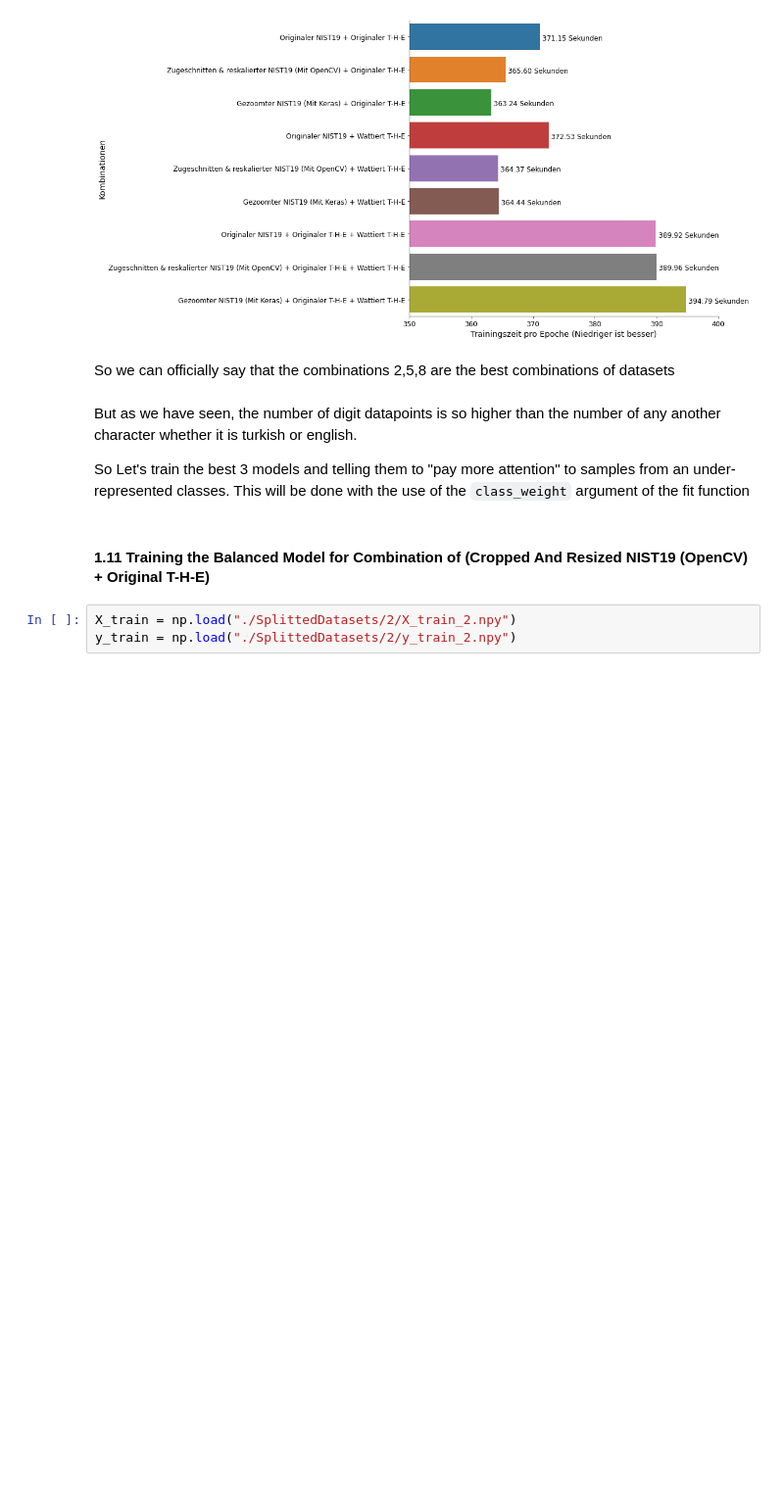
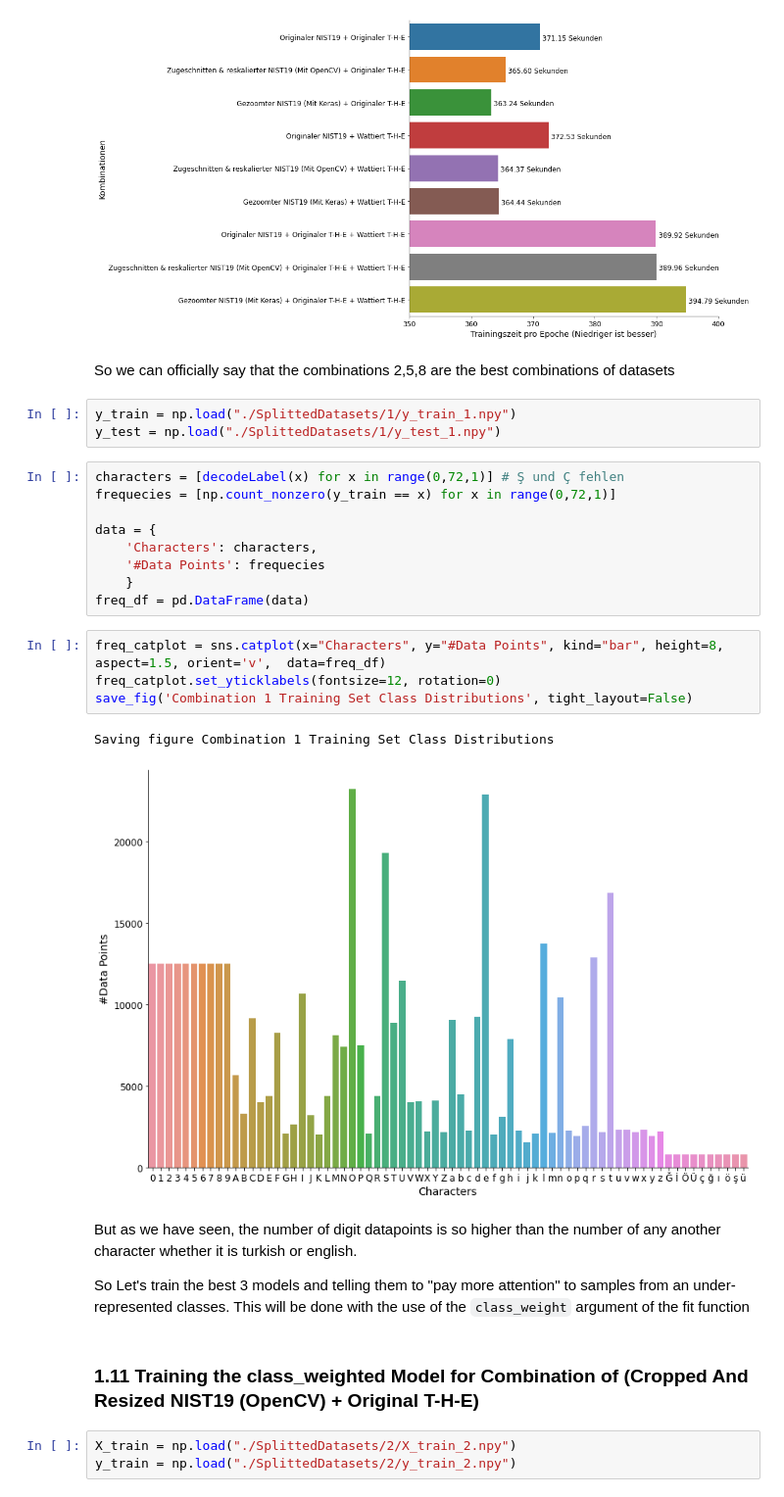
Before and after one commit to abodaotabashi/turkaracter, a Jupyter notebook: Models.ipynb, the cells around one changed output. Shown at 98% size. Cells and saved outputs as stored; diff of their text form; blank space fills up the shorter version.

```diff
--- a/Models.ipynb
+++ b/Models.ipynb
@@ -1344,12 +1345,31 @@ Saving figure Trainingszeit pro Epoche zwischen Kombinationen
 [figure]
 # %% [markdown]
 So we can officially say that the combinations 2,5,8 are the best combinations of datasets
+# %%
+y_train = np.load("./SplittedDatasets/1/y_train_1.npy")
+y_test = np.load("./SplittedDatasets/1/y_test_1.npy")
+# %%
+characters = [decodeLabel(x) for x in range(0,72,1)] # Ş und Ç fehlen
+frequecies = [np.count_nonzero(y_train == x) for x in range(0,72,1)]
+
+data = {
+    'Characters': characters,
+    '#Data Points': frequecies
+    }
+freq_df = pd.DataFrame(data)
+# %%
+freq_catplot = sns.catplot(x="Characters", y="#Data Points", kind="bar", height=8, aspect=1.5, orient='v',  data=freq_df)
+freq_catplot.set_yticklabels(fontsize=12, rotation=0)
+save_fig('Combination 1 Training Set Class Distributions', tight_layout=False)
+# %% [output]
+Saving figure Combination 1 Training Set Class Distributions
+[figure, added]
 # %% [markdown]
 But as we have seen, the number of digit datapoints is so higher than the number of any another character whether it is turkish or english.
 
 So Let's train the best 3 models and telling them to "pay more attention" to samples from an under-represented classes. This will be done with the use of the `class_weight` argument of the fit function
 # %% [markdown]
-#### 1.11 Training the Balanced Model for Combination of (Cropped And Resized NIST19 (OpenCV) + Original T-H-E)
+### 1.11 Training the class_weighted Model for Combination of (Cropped And Resized NIST19 (OpenCV) + Original T-H-E)
 # %%
 X_train = np.load("./SplittedDatasets/2/X_train_2.npy")
 y_train = np.load("./SplittedDatasets/2/y_train_2.npy")
```
Also changed, not shown: parts of 214 cells of this notebook, 33 other files.
